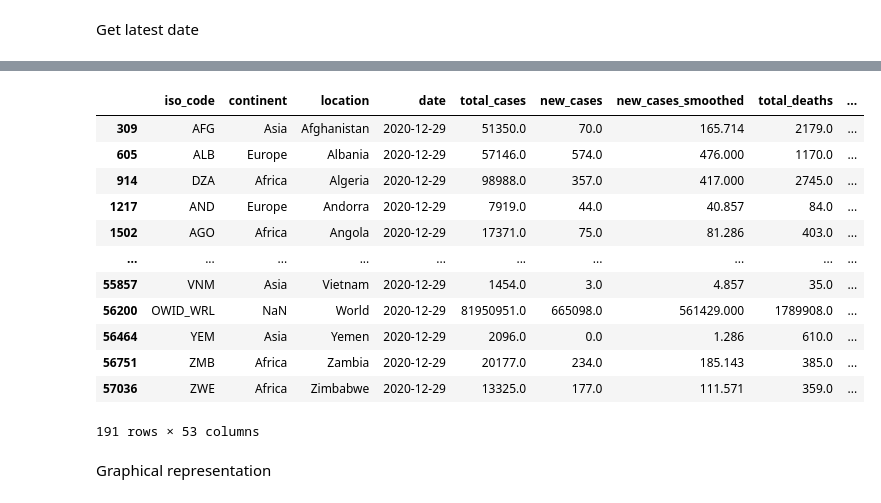
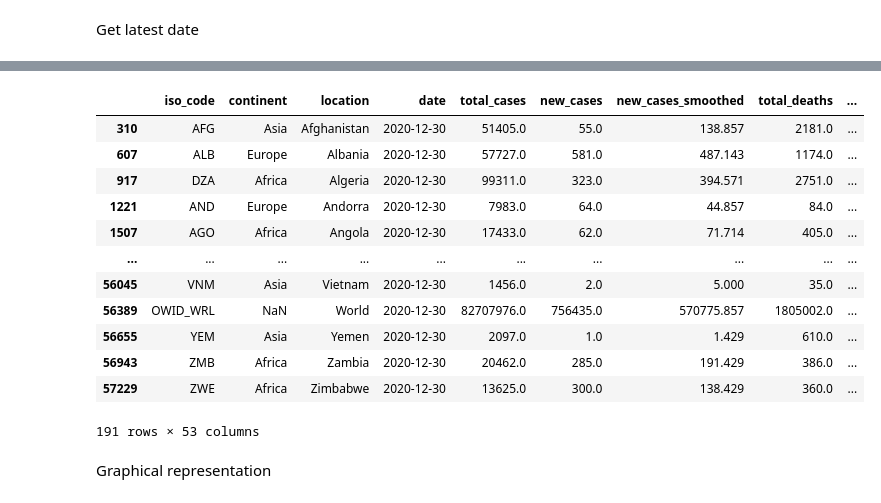
Before and after one commit to TracyRenee61/COV19, a Jupyter notebook: COV19_Compare_US_,_UK,_China,_SA,_Sweden.ipynb, the cells around one changed output, grey strips where cells are left out. Saved outputs shown, nothing was run; the diff lists cells and outputs as text; code cells hidden in the pictures.

```diff
--- a/COV19_Compare_US_,_UK,_China,_SA,_Sweden.ipynb
+++ b/COV19_Compare_US_,_UK,_China,_SA,_Sweden.ipynb
@@ -108,0 +112,3 @@ Get latest date
+# %%
+today = date.today()
+print("Today is: ", today)
@@ -108,0 +117,3 @@ Get latest date
+# %%
+yesterday = today - timedelta(days = 1)
+print("Yesterday was: ", yesterday)
@@ -125,0 +137,2 @@ print(dt)
+# %%
+yesterday = pd.Timestamp(yesterday)
@@ -133,19 +154,19 @@ print(next_day)
 # %%
-last_date = train[train.date == train.date.max()]
+last_date = train[train.date == yesterday]
 last_date
 # %% [output]
 |  | iso_code | continent | location | date | total_cases | new_cases | new_cases_smoothed | total_deaths | ... |
-| 309 | AFG | Asia | Afghanistan | 2020-12-29 | 51350.0 | 70.0 | 165.714 | 2179.0 | ... |
-| 605 | ALB | Europe | Albania | 2020-12-29 | 57146.0 | 574.0 | 476.000 | 1170.0 | ... |
-| 914 | DZA | Africa | Algeria | 2020-12-29 | 98988.0 | 357.0 | 417.000 | 2745.0 | ... |
-| 1217 | AND | Europe | Andorra | 2020-12-29 | 7919.0 | 44.0 | 40.857 | 84.0 | ... |
-| 1502 | AGO | Africa | Angola | 2020-12-29 | 17371.0 | 75.0 | 81.286 | 403.0 | ... |
+| 310 | AFG | Asia | Afghanistan | 2020-12-30 | 51405.0 | 55.0 | 138.857 | 2181.0 | ... |
+| 607 | ALB | Europe | Albania | 2020-12-30 | 57727.0 | 581.0 | 487.143 | 1174.0 | ... |
+| 917 | DZA | Africa | Algeria | 2020-12-30 | 99311.0 | 323.0 | 394.571 | 2751.0 | ... |
+| 1221 | AND | Europe | Andorra | 2020-12-30 | 7983.0 | 64.0 | 44.857 | 84.0 | ... |
+| 1507 | AGO | Africa | Angola | 2020-12-30 | 17433.0 | 62.0 | 71.714 | 405.0 | ... |
 | ... | ... | ... | ... | ... | ... | ... | ... | ... | ... |
-| 55857 | VNM | Asia | Vietnam | 2020-12-29 | 1454.0 | 3.0 | 4.857 | 35.0 | ... |
-| 56200 | OWID_WRL | NaN | World | 2020-12-29 | 81950951.0 | 665098.0 | 561429.000 | 1789908.0 | ... |
-| 56464 | YEM | Asia | Yemen | 2020-12-29 | 2096.0 | 0.0 | 1.286 | 610.0 | ... |
-| 56751 | ZMB | Africa | Zambia | 2020-12-29 | 20177.0 | 234.0 | 185.143 | 385.0 | ... |
-| 57036 | ZWE | Africa | Zimbabwe | 2020-12-29 | 13325.0 | 177.0 | 111.571 | 359.0 | ... |
+| 56045 | VNM | Asia | Vietnam | 2020-12-30 | 1456.0 | 2.0 | 5.000 | 35.0 | ... |
+| 56389 | OWID_WRL | NaN | World | 2020-12-30 | 82707976.0 | 756435.0 | 570775.857 | 1805002.0 | ... |
+| 56655 | YEM | Asia | Yemen | 2020-12-30 | 2097.0 | 1.0 | 1.429 | 610.0 | ... |
+| 56943 | ZMB | Africa | Zambia | 2020-12-30 | 20462.0 | 285.0 | 191.429 | 386.0 | ... |
+| 57229 | ZWE | Africa | Zimbabwe | 2020-12-30 | 13625.0 | 300.0 | 138.429 | 360.0 | ... |
 191 rows × 53 columns
 # %% [markdown]
 Graphical representation
```
Also changed, not shown: parts of 62 cells of this notebook.
